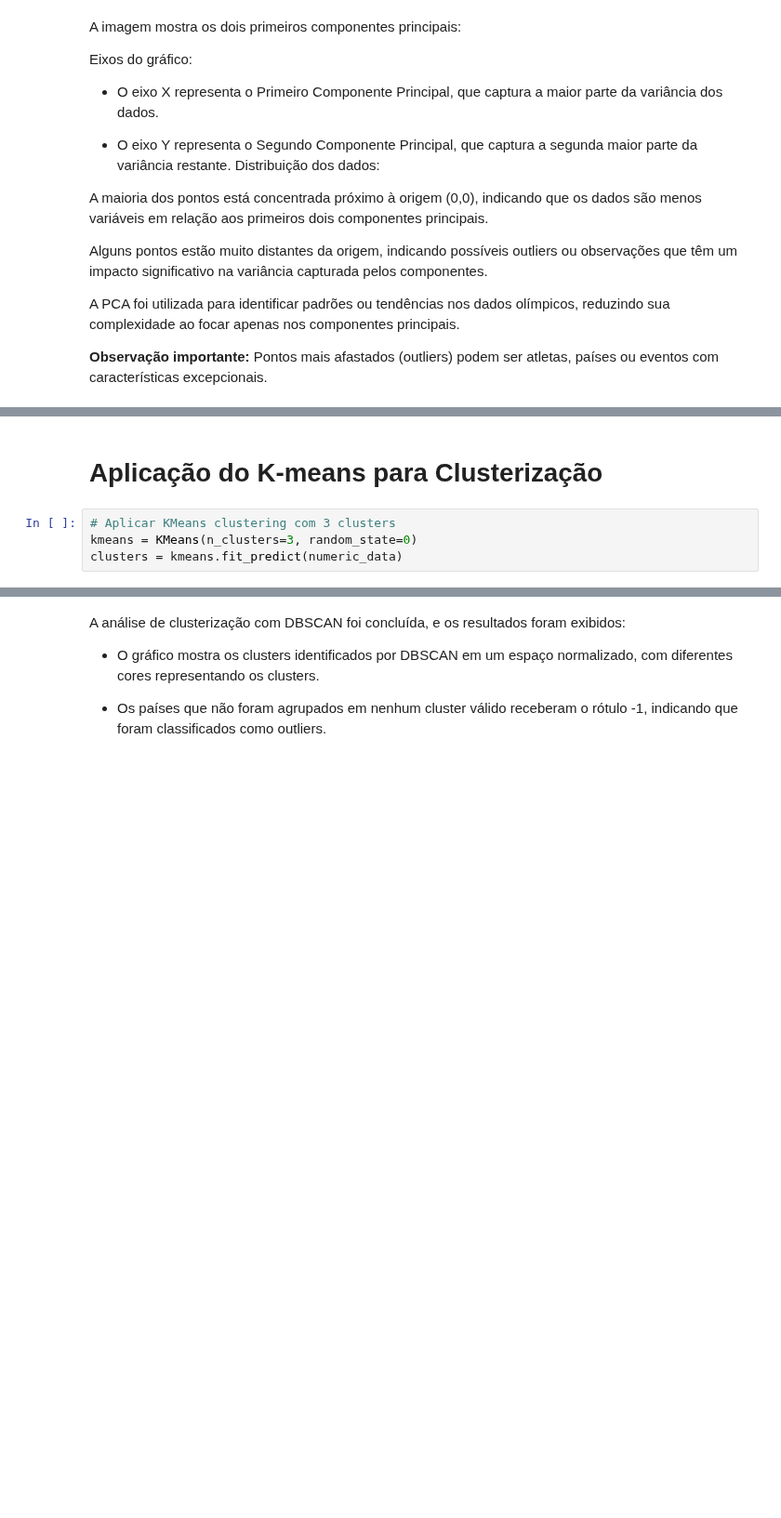
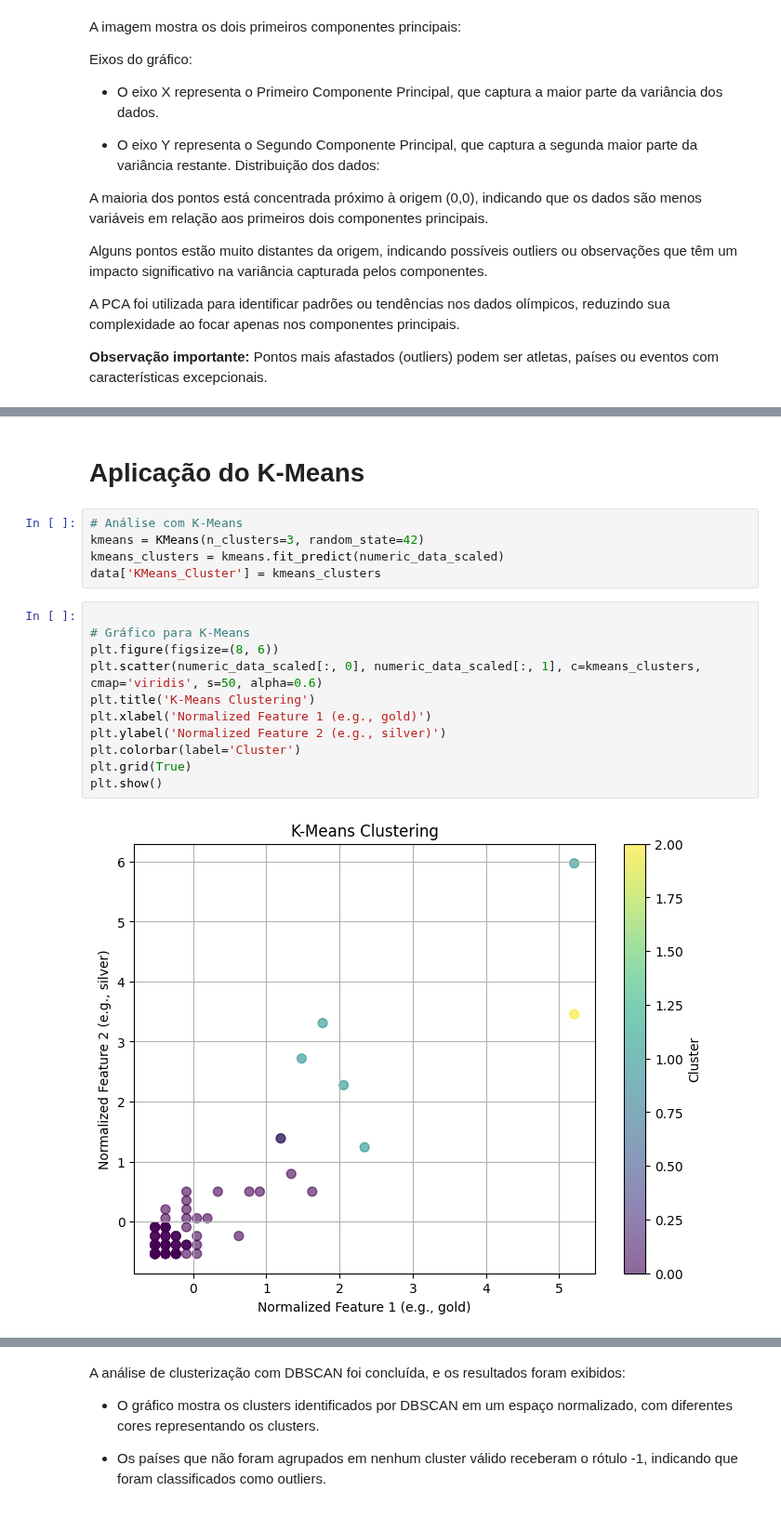
Before and after one commit to Bmartins25/Mineracao_de_dados_and_LLM_UFMG, a Jupyter notebook: TP2_Disciplina_Mineracao_Dados.ipynb, the cells around one changed output, grey strips where cells are left out. Shown at 93% size. Saved outputs shown, nothing was run; the diff lists cells and outputs as text; blank space fills up the shorter version.

```diff
--- a/TP2_Disciplina_Mineracao_Dados.ipynb
+++ b/TP2_Disciplina_Mineracao_Dados.ipynb
@@ -222,6 +235,20 @@ A PCA foi utilizada para identificar padrões ou tendências nos dados olímpico
 # %% [markdown]
-# **Aplicação do K-means para Clusterização**
+# Aplicação do K-**Means**
 # %%
-# Aplicar KMeans clustering com 3 clusters
-kmeans = KMeans(n_clusters=3, random_state=0)
-clusters = kmeans.fit_predict(numeric_data)
+# Análise com K-Means
+kmeans = KMeans(n_clusters=3, random_state=42)
+kmeans_clusters = kmeans.fit_predict(numeric_data_scaled)
+data['KMeans_Cluster'] = kmeans_clusters
+# %%
+
+# Gráfico para K-Means
+plt.figure(figsize=(8, 6))
+plt.scatter(numeric_data_scaled[:, 0], numeric_data_scaled[:, 1], c=kmeans_clusters, cmap='viridis', s=50, alpha=0.6)
+plt.title('K-Means Clustering')
+plt.xlabel('Normalized Feature 1 (e.g., gold)')
+plt.ylabel('Normalized Feature 2 (e.g., silver)')
+plt.colorbar(label='Cluster')
+plt.grid(True)
+plt.show()
+# %% [output]
+[figure, added]
```
Also changed, not shown: parts of 38 cells of this notebook.
